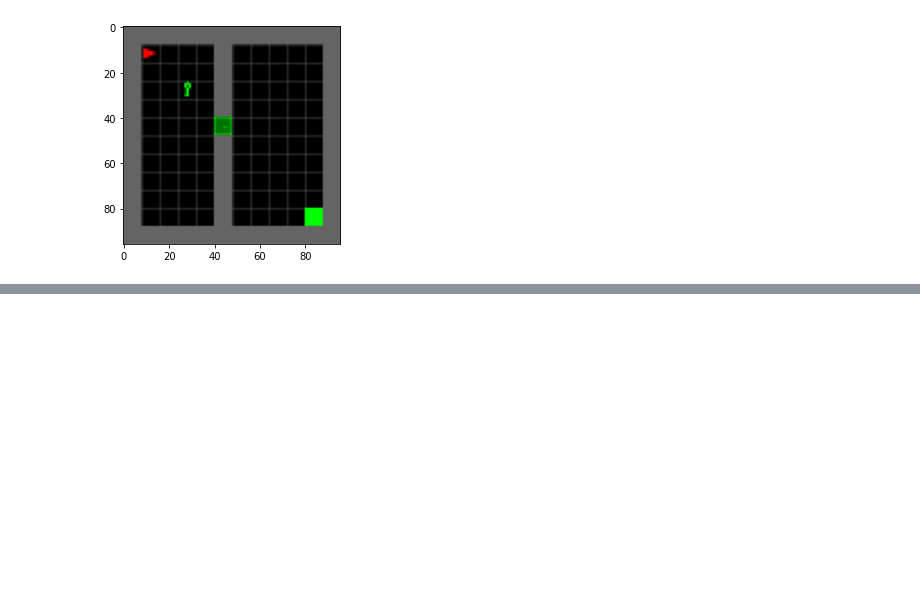
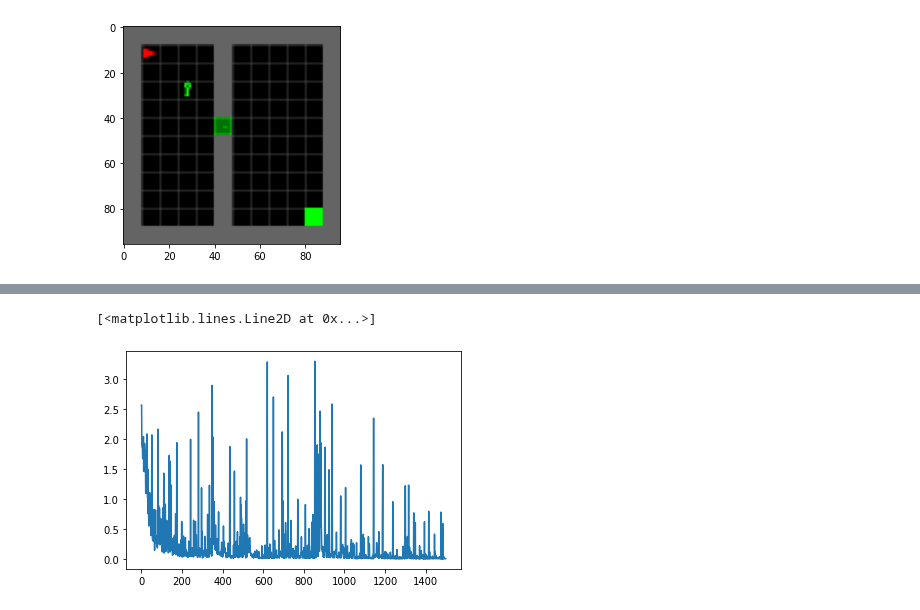
Before and after one commit to andipeng/counterfactual-adaptation, a Jupyter notebook: minigrid.ipynb, the cells around one changed output, grey strips where cells are left out. Drawn from its saved outputs; the diff is of its cells as text; code cells hidden in the pictures; blank space fills up the shorter version.

Commit message:
minigrid mask

```diff
--- a/minigrid.ipynb
+++ b/minigrid.ipynb
@@ -198,0 +236,14 @@ def gen_trajs(env, num_trajs=1, key_location=[0,1], door_location=[0,1], colors=
+# %%
+num_tasks = len(train_trajs)
+
+goal_size = 3 #384
+env = gym.make('MiniGrid-DoorKeySpecial')
+env = RGBImgObsWrapper(env) # Get pixel observations
+env = ImgObsWrapper(env) # Get rid of the 'mission' field
+act_size = 7
+hidden_size = 100
+mask = True
+
+policy = CNNPolicy(goal_size, act_size, hidden_size, mask=mask)
+device = torch.device('cuda' if torch.cuda.is_available() else 'cpu')
+policy.to(device)
@@ -198,0 +268,62 @@ def gen_trajs(env, num_trajs=1, key_location=[0,1], door_location=[0,1], colors=
+# %%
+num_epochs = 500
+batch_size = 5
+traj_horizon = 6
+
+criterion = nn.CrossEntropyLoss()
+optimizer = optim.Adam(list(policy.parameters()))
+
+losses = []
+
+idxs = np.array(range(len(train_trajs)))
+
+num_batches = len(idxs) // batch_size
+# Train the model with regular SGD
+for epoch in range(num_epochs):  # loop over the dataset multiple times
+    np.random.shuffle(idxs)
+    running_loss = 0.0
+    for i in range(num_batches):
+        optimizer.zero_grad()
+
+        t_idx = np.random.randint(len(train_trajs), size=(batch_size,)) # Indices of traj
+        t_idx_pertraj = np.random.randint(6, size=(batch_size,)) # Indices of timesteps in traj
+        t_states = np.concatenate([train_trajs[c_idx]['obs'][t_idx][None] for (c_idx, t_idx) in zip(t_idx, t_idx_pertraj)])
+        t_goals = np.concatenate([train_trajs[c_idx]['goal'][t_idx][None] for (c_idx, t_idx) in zip(t_idx, t_idx_pertraj)])
+        t_actions = np.concatenate([train_trajs[c_idx]['acts'][t_idx][None] for (c_idx, t_idx) in zip(t_idx, t_idx_pertraj)])
+
+        t_states = torch.Tensor(t_states).float().to(device)
+        t_goals = torch.Tensor(t_goals).float().to(device)
+        t_actions = torch.Tensor(t_actions).long().to(device)
+
+        if mask:
+            a_preds, masked_state_preds, img_mask_preds = policy(t_goals, t_states)
+            mask_loss = 5e-6*masked_state_preds.sum()
+        else:
+            a_preds = policy(t_goals, t_states)[0]
+
+        action_loss = criterion(a_preds, t_actions) # supervised learning loss
+        if mask:
+            loss = action_loss + mask_loss
+        else:
+            loss = action_loss
+
+        loss.backward()
+        #print(policy.conv[0].weight.grad)
+        optimizer.step()
+
+        # print statistics
+        running_loss += loss.item()
+        if i % 100 == 0:
+            print('[%d, %5d] loss: %.8f' %
+                  (epoch + 1, i + 1, running_loss))
+            print('[%d, %5d] mask loss: %.8f' %
+                  (epoch + 1, i + 1, mask_loss))
+            print('[%d, %5d] action loss: %.8f' %
+                  (epoch + 1, i + 1, action_loss))
+            losses.append(running_loss)
+            running_loss = 0.0
+        losses.append(loss.item())
+
+print('Finished Training')
+plt.plot(losses)
+# %% [output]
@@ -198,0 +347,2 @@ def gen_trajs(env, num_trajs=1, key_location=[0,1], door_location=[0,1], colors=
+[<matplotlib.lines.Line2D at 0x...>]
+[figure, added]
```
Also changed, not shown: parts of 11 cells of this notebook, 3 other files.
